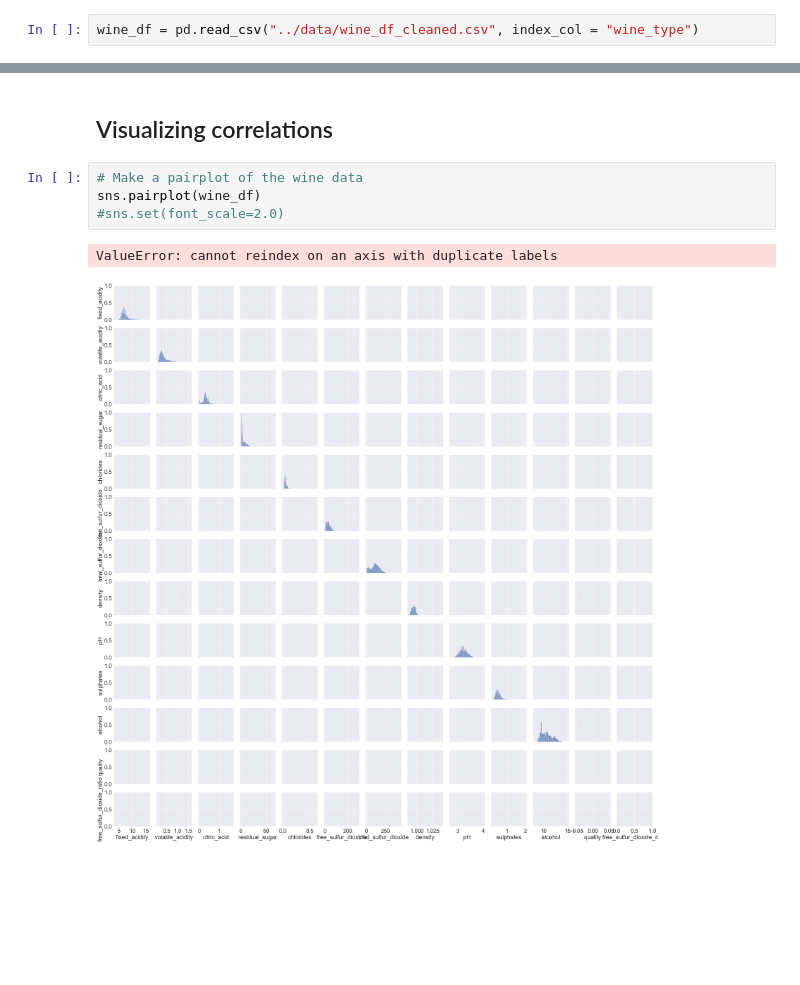
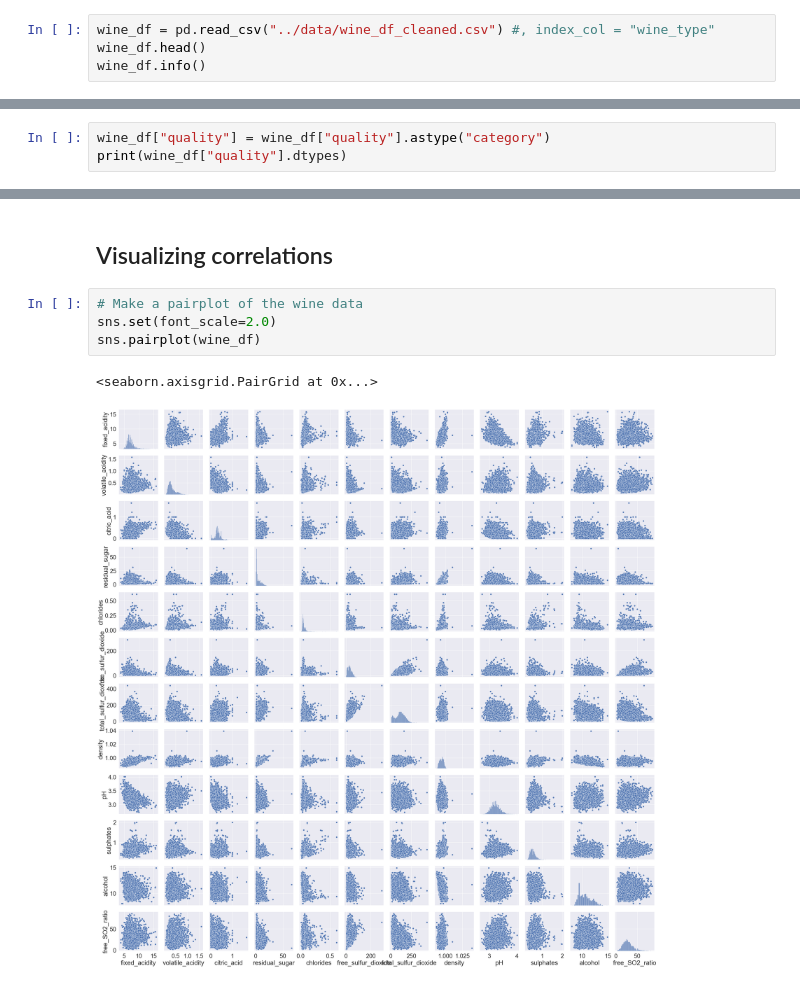
Before and after one commit to Gardenialover/Capstone_Two_Project, a Jupyter notebook: notebooks/3_exploratory_data analysis_wine_quality.ipynb, the cells around one changed output, grey strips where cells are left out. Drawn from its saved outputs; the diff is of its cells as text; blank space fills up the shorter version.

Commit message:
revise data wrangling and add eda

```diff
--- a/notebooks/3_exploratory_data analysis_wine_quality.ipynb
+++ b/notebooks/3_exploratory_data analysis_wine_quality.ipynb
@@ -9,4 +11,6 @@ from sklearn.preprocessing import scale
 
 #from library.sb_utils import save_file
 # %%
-wine_df = pd.read_csv("../data/wine_df_cleaned.csv", index_col = "wine_type")
+wine_df = pd.read_csv("../data/wine_df_cleaned.csv") #, index_col = "wine_type"
+wine_df.head()
+wine_df.info()
@@ -29,0 +35,3 @@ wine_df
+# %%
+wine_df["quality"] = wine_df["quality"].astype("category")
+print(wine_df["quality"].dtypes)
@@ -34,10 +58,10 @@ wine_df.corr(method ="pearson", numeric_only = True)
 ## Visualizing correlations
 # %%
 # Make a pairplot of the wine data
+sns.set(font_scale=2.0)
 sns.pairplot(wine_df)
-#sns.set(font_scale=2.0)
 # %% [output]
-ValueError: cannot reindex on an axis with duplicate labels
+<seaborn.axisgrid.PairGrid at 0x...>
-[figure, old version]
+[figure, new version]
 # %%
 plt.subplots(figsize=(12, 10))
```
Also changed, not shown: parts of 18 cells of this notebook, 2 other files.
